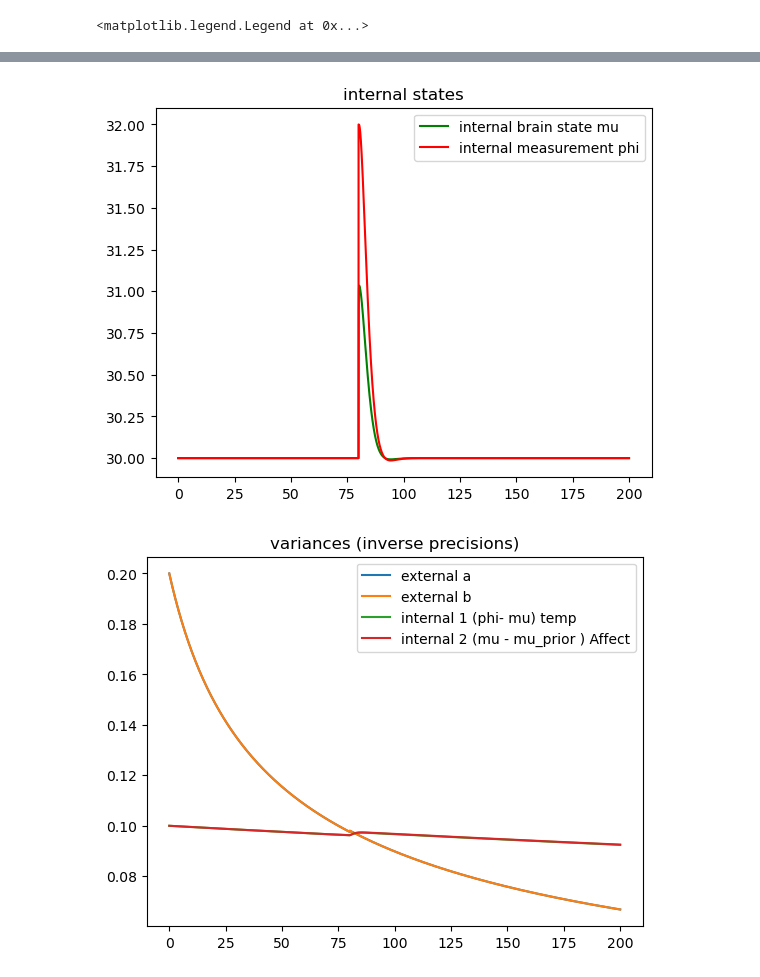
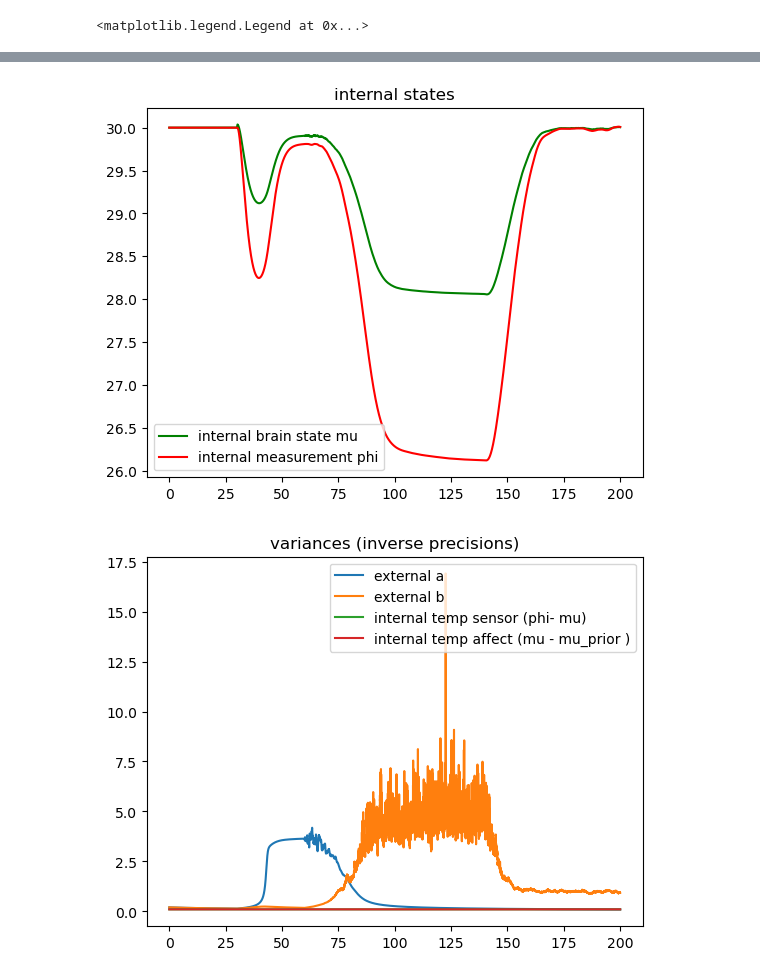
Before and after one commit to sebastiaan116/Affective-Active-Inference, a Jupyter notebook: 1internal_2external_learn.ipynb, the cells around one changed output, grey strips where cells are left out. Cells and saved outputs as stored; diff of their text form; code cells hidden in the pictures.

```diff
--- a/1internal_2external_learn.ipynb
+++ b/1internal_2external_learn.ipynb
@@ -78,7 +78,7 @@ for i in np.arange(0,N-1):
 
     if i > 0.3*N:
         ya[i] = x[i]+2
-        yb[i] = x[i] # + np.random.randn(1)*1
+        yb[i] = x[i]  + np.random.randn(1)*1
 
 
     # set precisioon matrices for iteration
@@ -129,7 +129,7 @@ for i in np.arange(0,N-1):
 
 
 
-    if i> 1.5*N:
+    if i> 0.7*N:
         # dFda = np.array([[-1,0],[0,0]]).T.dot(PIa_z).dot(e_ya)
         dFda = np.array([-1,0]).T.dot(PIa_z.dot(e_ya))
         da = - dFda
@@ -142,10 +142,10 @@ for i in np.arange(0,N-1):
     alpha_za = 1
     alpha_zb = 1
 
-    domega = alpha_1*0.5*(1/omega[i] - eps_1**2)
-    domega_2 = alpha_2*0.5*(1/omega_2[i]- eps_2**2)
-    omega[i+1] = omega[i] + dt*domega
-    omega_2[i+1] = omega_2[i] + dt*domega_2
+    # domega = alpha_1*0.5*(1/omega[i] - eps_1**2)
+    # domega_2 = alpha_2*0.5*(1/omega_2[i]- eps_2**2)
+    # omega[i+1] = omega[i] + dt*domega
+    # omega_2[i+1] = omega_2[i] + dt*domega_2
 
     dPIa_z = alpha_za*0.5*(inv(PIa_z) - np.diag(e_ya.flatten())**2)
     PIa_z = PIa_z + dt*dPIa_z
@@ -221,8 +218,8 @@ plt.legend()
 plt.figure()
 plt.plot(t,1/omega_az0, label =  "external a")
 plt.plot(t,1/omega_bz0, label = "external b")
-plt.plot(t, 1/omega, label = "internal 1 (phi- mu) temp")
-plt.plot(t, 1/omega_2, label = "internal 2 (mu - mu_prior ) Affect")
+plt.plot(t, 1/omega, label = "internal temp sensor (phi- mu)")
+plt.plot(t, 1/omega_2, label = "internal temp affect (mu - mu_prior )")
 plt.title("variances (inverse precisions)")
 
 plt.legend()
@@ -232,2 +229,2 @@ plt.legend()
-[figure, old version]
+[figure, new version]
-[figure, old version]
+[figure, new version]
```
Also changed, not shown: parts of 2 cells of this notebook, 1 other file.
